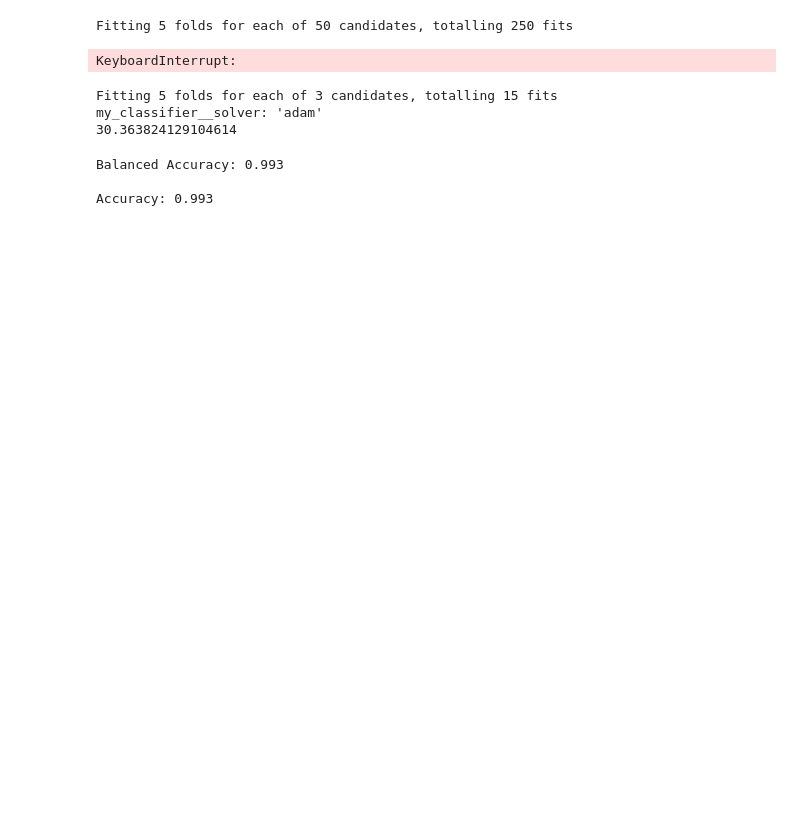
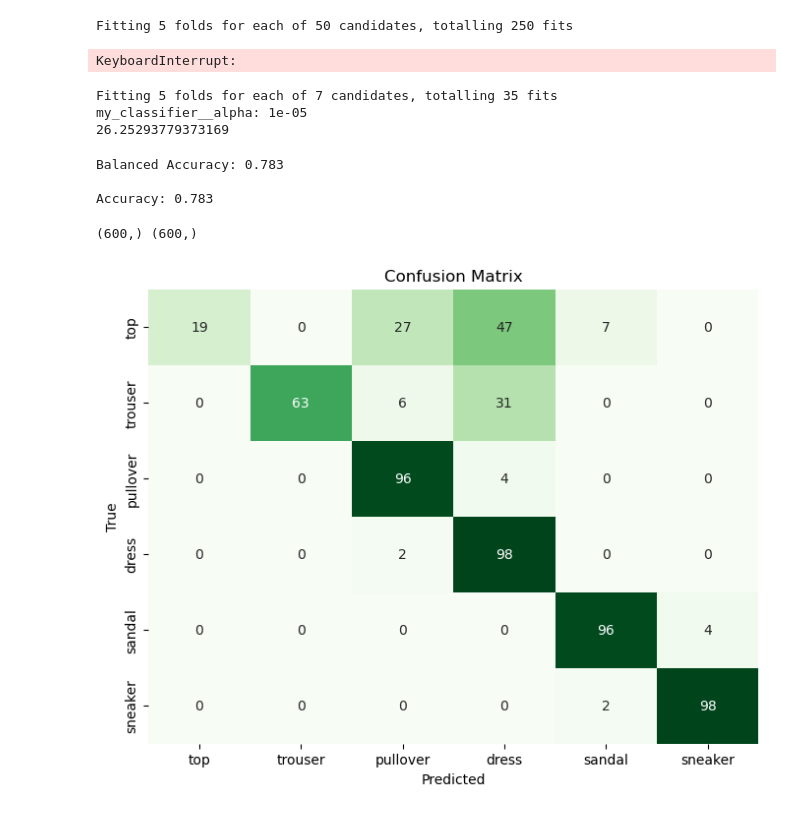
Before and after one commit to shigureTufts/CS135_ProjectB, a Jupyter notebook: Arman_MLP_Notebook.ipynb, the cells around one changed output. Cells and saved outputs as stored; diff of their text form; code cells hidden in the pictures; blank space fills up the shorter version.

```diff
--- a/Arman_MLP_Notebook.ipynb
+++ b/Arman_MLP_Notebook.ipynb
@@ -177,24 +217,26 @@ import time
 start = time.time()
 
 new_mlp = sklearn.pipeline.Pipeline([
+    ('max_abs_scaler', preprocessing.MinMaxScaler()),
     ('my_classifier', sklearn.neural_network.MLPClassifier(hidden_layer_sizes=(256,),
                                                            activation='relu',
                                                            solver='adam',
                                                            learning_rate_init=0.01,
                                                            random_state=5,
                                                            max_iter = 300,
-                                                           alpha=0.01
+                                                           alpha=0.0001,
+                                                           early_stopping=True
                                                           )
     )
 ])
 
 my_parameter_grid_by_name_embed = dict()
 #my_parameter_grid_by_name_embed['my_classifier__learning_rate_init'] = np.logspace(-5, 1, 7)
-#my_parameter_grid_by_name_embed['my_classifier__alpha'] = np.logspace(-5, 1, 7)
-#my_parameter_grid_by_name_embed['my_classifier__hidden_layer_sizes'] = [(256,256,256)]
-#my_parameter_grid_by_name_embed['my_classifier__max_iter'] = [300]
-#my_parameter_grid_by_name_embed['my_classifier__solver'] = ['sgd', 'adam','lbfgs']
-#my_parameter_grid_by_name_embed['my_classifier__activation'] = ['relu']
+my_parameter_grid_by_name_embed['my_classifier__alpha'] = np.logspace(-5, 1, 7)
+#my_parameter_grid_by_name_embed['my_classifier__hidden_layer_sizes'] = [(256,), (224,),(448,)]
+#my_parameter_grid_by_name_embed['my_classifier__max_iter'] = [100,200,250,300]
+#['my_classifier__solver'] = ['sgd', 'adam','lbfgs']
+#my_parameter_grid_by_name_embed['my_classifier__activation'] = ['relu', 'logistic','identity']
 #my_parameter_grid_by_name_embed['my_classifier__random_state'] = np.random.randint(low=0, high=50, size=(50,))
 
 grid_searcher_embed = sklearn.model_selection.GridSearchCV(
@@ -204,9 +246,11 @@ grid_searcher_embed = sklearn.model_selection.GridSearchCV(
     cv=5,
     return_train_score=True,
     n_jobs=-1,
-    verbose=3
+    verbose=3,
+    refit=False
 )
 
+#grid_searcher_embed.fit(train_x, y_train)
 grid_searcher_embed.fit(x_comb, y_comb)
 #y_hat = grid_searcher_embed.predict(valid_x)
 
@@ -216,9 +260,9 @@ for param_name in sorted(my_parameter_grid_by_name_embed.keys()):
 end = time.time()
 print(end - start)
 # %% [output]
-Fitting 5 folds for each of 3 candidates, totalling 15 fits
-my_classifier__solver: 'adam'
-30.363824129104614
+Fitting 5 folds for each of 7 candidates, totalling 35 fits
+my_classifier__alpha: 1e-05
+26.25293779373169
 # %%
 new_best_mlp = sklearn.pipeline.Pipeline([
     ('max_abs_scaler', preprocessing.MinMaxScaler()),
@@ -226,15 +270,17 @@ new_best_mlp = sklearn.pipeline.Pipeline([
                                                            activation='relu',
                                                            solver='adam',
                                                            random_state=5,
-                                                           max_iter = 1000,
+                                                           max_iter = 300,
                                                            learning_rate_init=0.001,
-                                                           alpha=0.1,
-                                                           #warm_start=True
+                                                           alpha=0.0001,
+                                                           early_stopping=True,
+                                                           warm_start=True
                                                            #learning_rate = 'adaptive'
                                                           )
     )
 ])
 
+#new_best_mlp.fit(train_x, y_train)
 new_best_mlp.fit(x_comb, y_comb)
 best_y_hat_valid = new_best_mlp.predict(valid_x)
 best_y_hat_test = new_best_mlp.predict(test_x)
@@ -243,6 +289,27 @@ save_text(best_y_hat_valid, 'yhat_valid.txt')
 save_text(best_y_hat_test, 'yhat_test.txt')
 pretty_print('y_valid.csv','yhat_valid.txt')
 # %% [output]
-Balanced Accuracy: 0.993
+Balanced Accuracy: 0.783
 
-Accuracy: 0.993
+Accuracy: 0.783
+# %%
+
+
+from sklearn.metrics import confusion_matrix
+import seaborn as sns
+
+print(y_valid.shape, best_y_hat_valid.shape)
+
+conf_matrix = confusion_matrix(list(y_valid), list(best_y_hat_valid))
+
+plt.figure(figsize=(8, 6))
+sns.heatmap(conf_matrix, annot=True, fmt='d', cmap='Greens', cbar=False,
+            xticklabels=['top', 'trouser', 'pullover', 'dress', 'sandal', 'sneaker'],
+            yticklabels=['top', 'trouser', 'pullover', 'dress', 'sandal', 'sneaker'])
+plt.xlabel('Predicted')
+plt.ylabel('True')
+plt.title('Confusion Matrix')
+plt.show()
+# %% [output]
+(600,) (600,)
+[figure, added]
```
Also changed, not shown: parts of 4 cells of this notebook, 3 other files.
